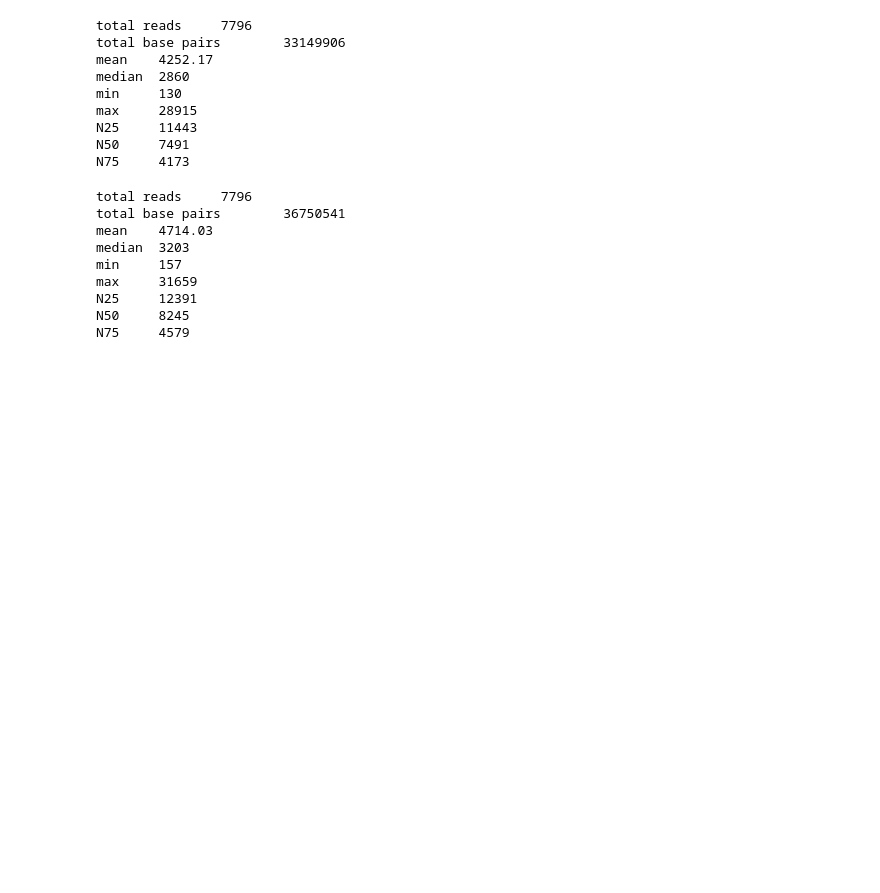
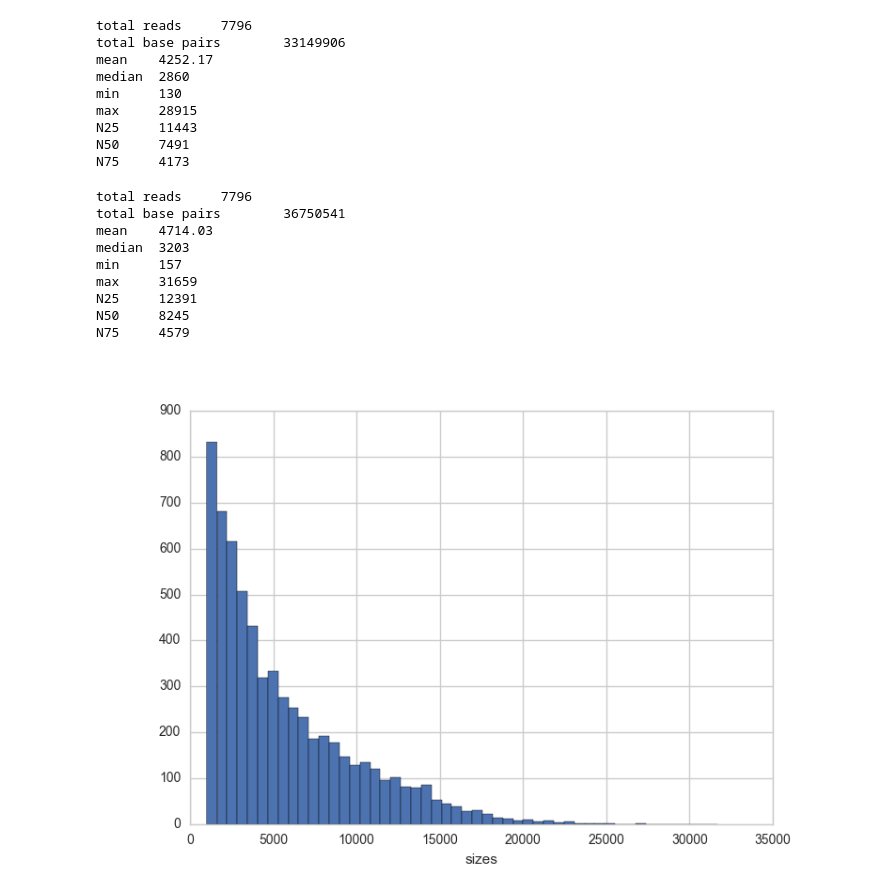
Before and after one commit to johnsolk/dib_ONP_MinION, a Jupyter notebook: Ectocooler/Ectocooler_poretools_report_July31_2016.ipynb, the cells around one changed output. Saved outputs shown, nothing was run; the diff lists cells and outputs as text; code cells hidden in the pictures; blank space fills up the shorter version.

Commit message:
added plots to .ipynb

```diff
--- a/Ectocooler/Ectocooler_poretools_report_July31_2016.ipynb
+++ b/Ectocooler/Ectocooler_poretools_report_July31_2016.ipynb
@@ -54,0 +51,4 @@ N75     4579
+# %%
+Image('hist.png')
+# %% [output]
+[figure, added]
```
Also changed, not shown: parts of 5 cells of this notebook.
